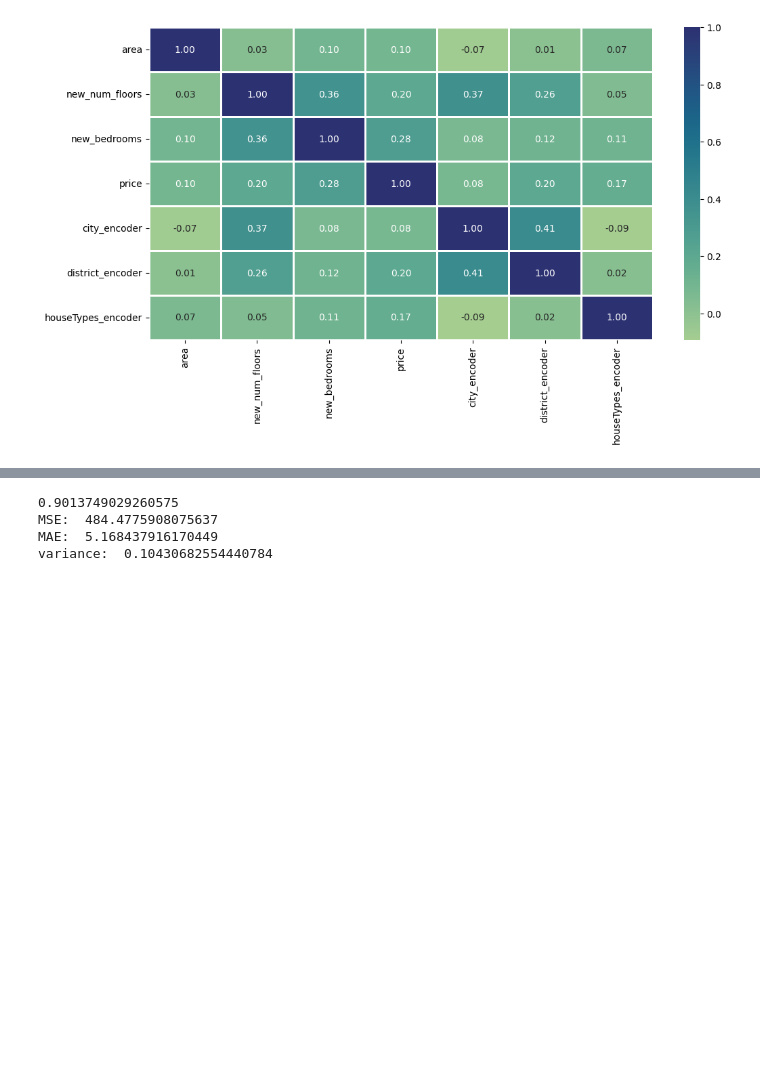
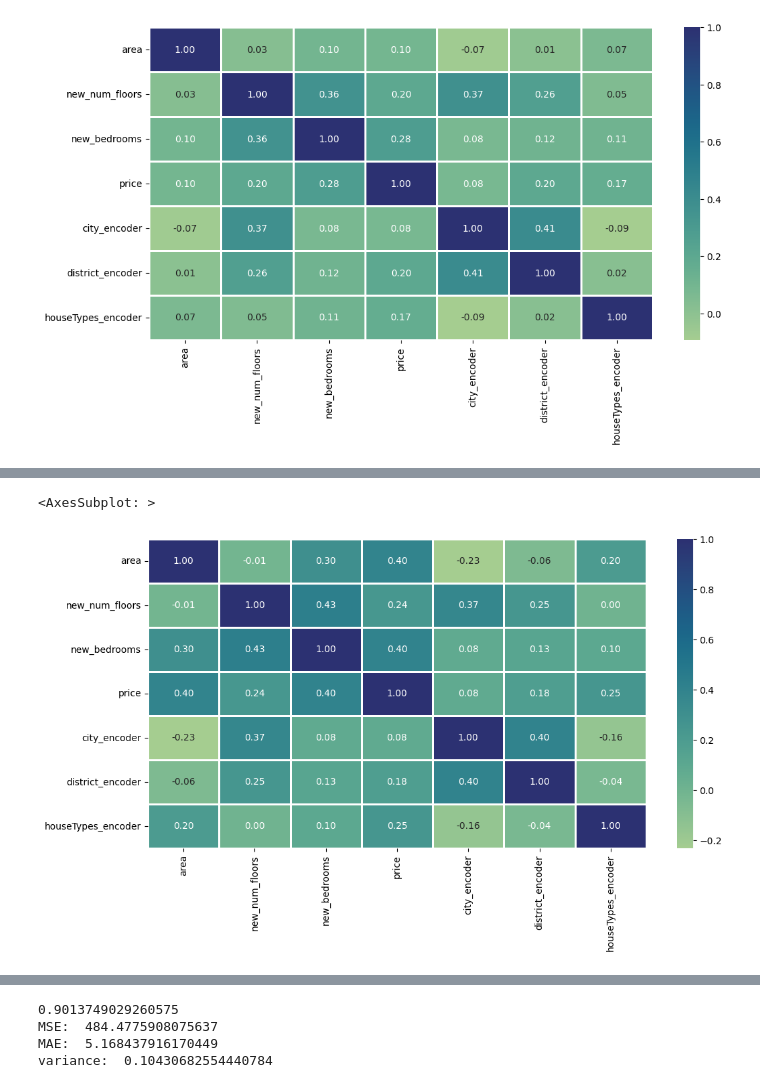
Before and after one commit to DatMinhLeChon/DS.Final, a Jupyter notebook: process_continue.ipynb, the cells around one changed output, grey strips where cells are left out. Drawn from its saved outputs; the diff is of its cells as text; code cells hidden in the pictures; blank space fills up the shorter version.

```diff
--- a/process_continue.ipynb
+++ b/process_continue.ipynb
@@ -88,0 +159,3 @@ sns.heatmap(data_encoded.corr(), cmap="crest",fmt = '.2f',linewidths = 2,annot =
+# %%
+data_1 = data_1.loc[(data_1['city_encoder'] >= city_lower) & (data_1['city_encoder'] <= city_upper)]
+data_1.city_encoder.describe()
@@ -88,0 +172,3 @@ sns.heatmap(data_encoded.corr(), cmap="crest",fmt = '.2f',linewidths = 2,annot =
+# %%
+data_1 = data_1.loc[(data_1['district_encoder'] >= district_lower) & (data_1['district_encoder'] <= district_upper)]
+data_1.district_encoder.describe()
@@ -88,0 +185,3 @@ sns.heatmap(data_encoded.corr(), cmap="crest",fmt = '.2f',linewidths = 2,annot =
+# %%
+data_1 = data_1.loc[(data_1['houseTypes_encoder'] >= type_lower) & (data_1['houseTypes_encoder'] <= type_upper)]
+data_1.houseTypes_encoder.describe()
@@ -88,0 +198,4 @@ sns.heatmap(data_encoded.corr(), cmap="crest",fmt = '.2f',linewidths = 2,annot =
+# %%
+price_lower, price_upper = data_encoded.price.mean() - data_encoded.price.std()*3, data_encoded.price.mean() + data_encoded.price.std()*3
+data_1 = data_1.loc[(data_1['price'] >= price_lower) & (data_1['price'] <= price_upper)]
+data_1.price.describe()
@@ -88,0 +212,6 @@ sns.heatmap(data_encoded.corr(), cmap="crest",fmt = '.2f',linewidths = 2,annot =
+# %%
+plt.figure(figsize=(12, 6))
+sns.heatmap(data_1.corr(), cmap="crest",fmt = '.2f',linewidths = 2,annot = True)
+# %% [output]
+<AxesSubplot: >
+[figure, added]
```
Also changed, not shown: parts of 13 cells of this notebook.
